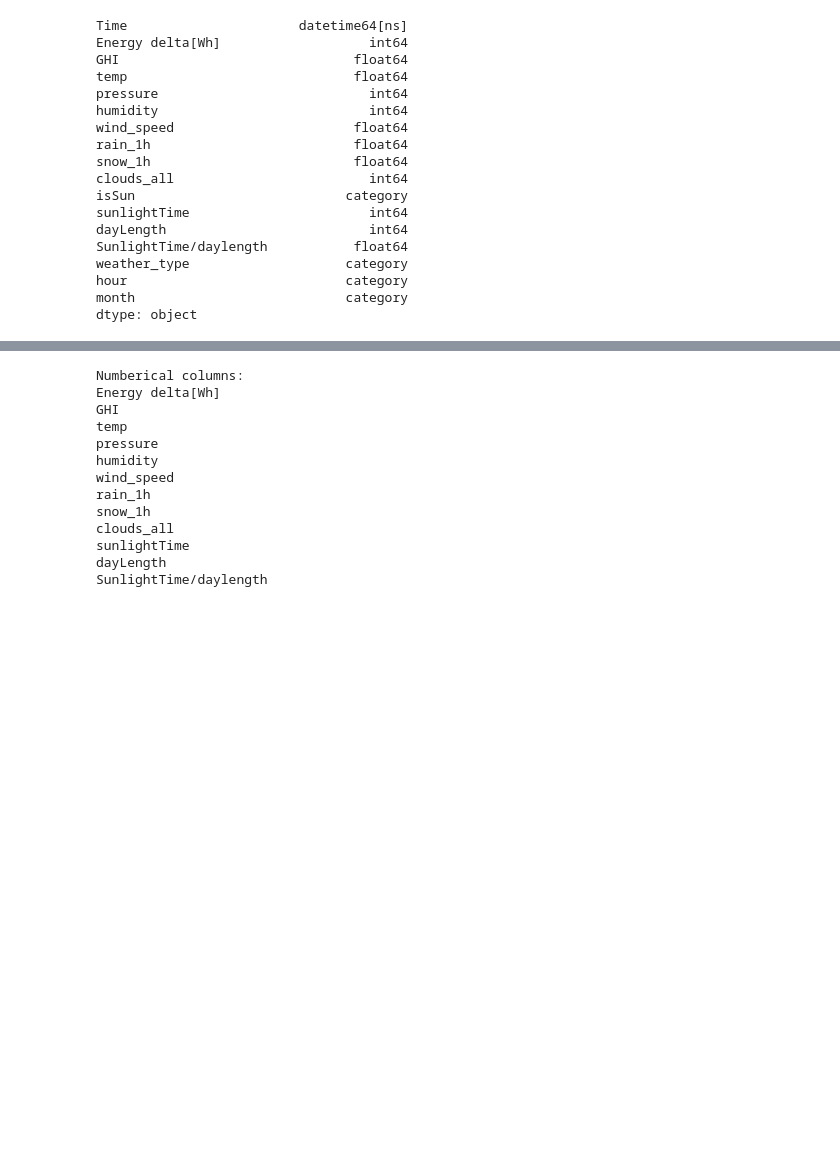
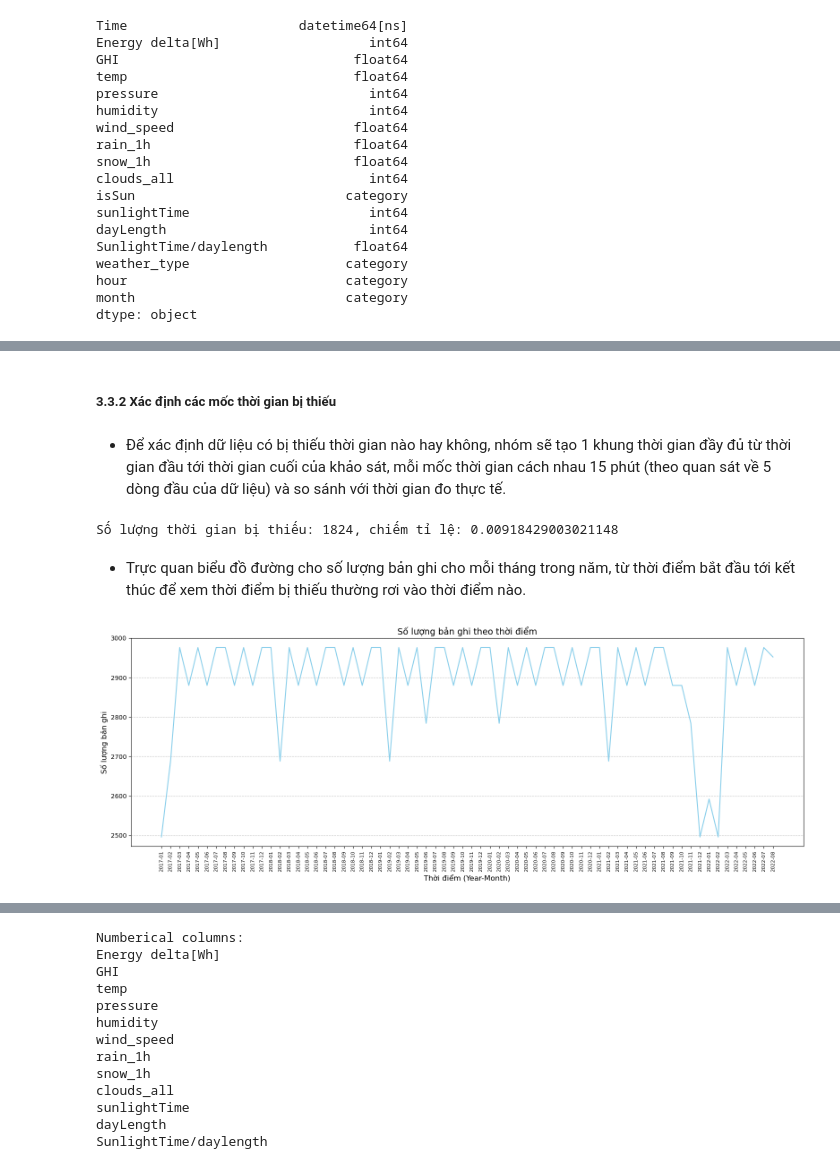
Before and after one commit to alpaca3000/Lab02_DataVisualization, a Jupyter notebook: Source_Codes/DataPreprocessing.ipynb, the cells around one changed output, grey strips where cells are left out. Drawn from its saved outputs; the diff is of its cells as text; code cells hidden in the pictures; blank space fills up the shorter version.

```diff
--- a/Source_Codes/DataPreprocessing.ipynb
+++ b/Source_Codes/DataPreprocessing.ipynb
@@ -196,0 +197,36 @@ Dữ liệu trong dataframe đã được xác định với các kiểu dữ li
+# %% [markdown]
+##### 3.3.2 Xác định các mốc thời gian bị thiếu
+# %% [markdown]
+- Để xác định dữ liệu có bị thiếu thời gian nào hay không, nhóm sẽ tạo 1 khung thời gian đầy đủ từ thời gian đầu tới thời gian cuối của khảo sát, mỗi mốc thời gian cách nhau 15 phút (theo quan sát về 5 dòng đầu của dữ liệu) và so sánh với thời gian đo thực tế.
+# %%
+full_time_range = pd.date_range(start=df.index.min(), end=df.index.max(), freq='15T')
+
+missing_times = set(full_time_range) - set(df.index)
+print(f"Số lượng thời gian bị thiếu: {len(missing_times)}, chiếm tỉ lệ: {len(missing_times)/len(full_time_range)}")
+# %% [output]
+Số lượng thời gian bị thiếu: 1824, chiếm tỉ lệ: 0.00918429003021148
+# %% [markdown]
+- Trực quan biểu đồ đường cho số lượng bản ghi cho mỗi tháng trong năm, từ thời điểm bắt đầu tới kết thúc để xem thời điểm bị thiếu thường rơi vào thời điểm nào.
+# %%
+# Tính số lượng bản ghi tại mỗi tháng trong từng năm năm
+monthly_counts = df.resample('M').size()
+
+monthly_counts_df = monthly_counts.reset_index() # Chuyển index thành cột để chuẩn bị vẽ
+monthly_counts_df.columns = ['Month_Year', 'Record_Count']
+
+monthly_counts_df['Month_Year'] = monthly_counts_df['Month_Year'].dt.strftime('%Y-%m')
+# %%
+# Vẽ biểu đồ
+plt.figure(figsize=(16, 6))
+plt.plot(monthly_counts_df['Month_Year'], monthly_counts_df['Record_Count'], color='skyblue')
+
+plt.xticks(rotation=90, fontsize=8)
+plt.xlabel('Thời điểm (Year-Month)', fontsize=12)
+plt.ylabel('Số lượng bản ghi', fontsize=12)
+plt.title('Số lượng bản ghi theo thời điểm', fontsize=14)
+plt.grid(axis='y', linestyle='--', alpha=0.7)
+
+plt.tight_layout()
+plt.show()
+# %% [output]
+[figure, added]
```
Also changed, not shown: parts of 42 cells of this notebook, 1 other file.
